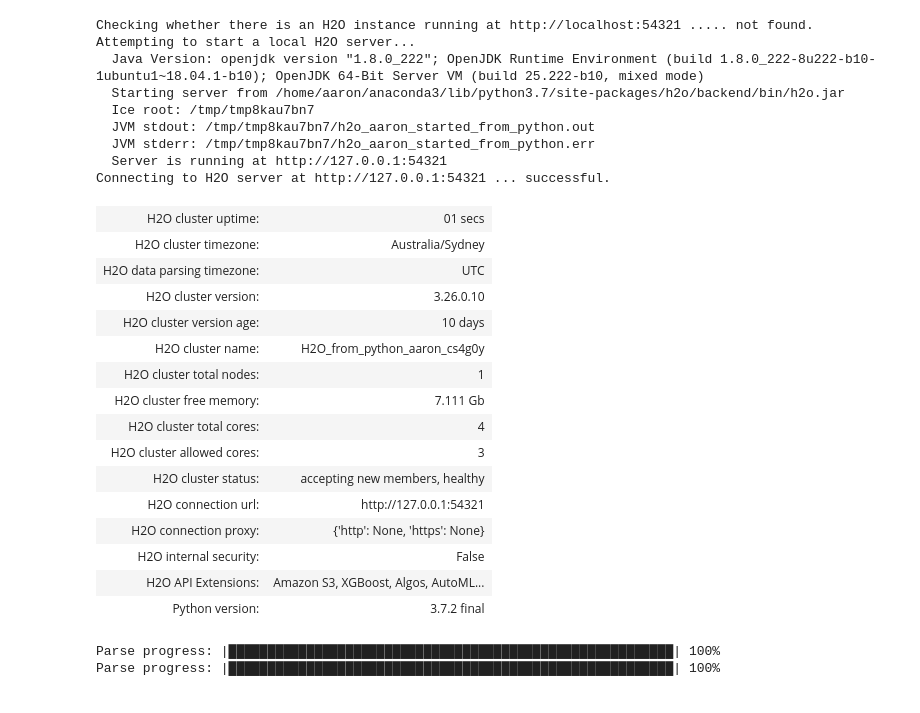
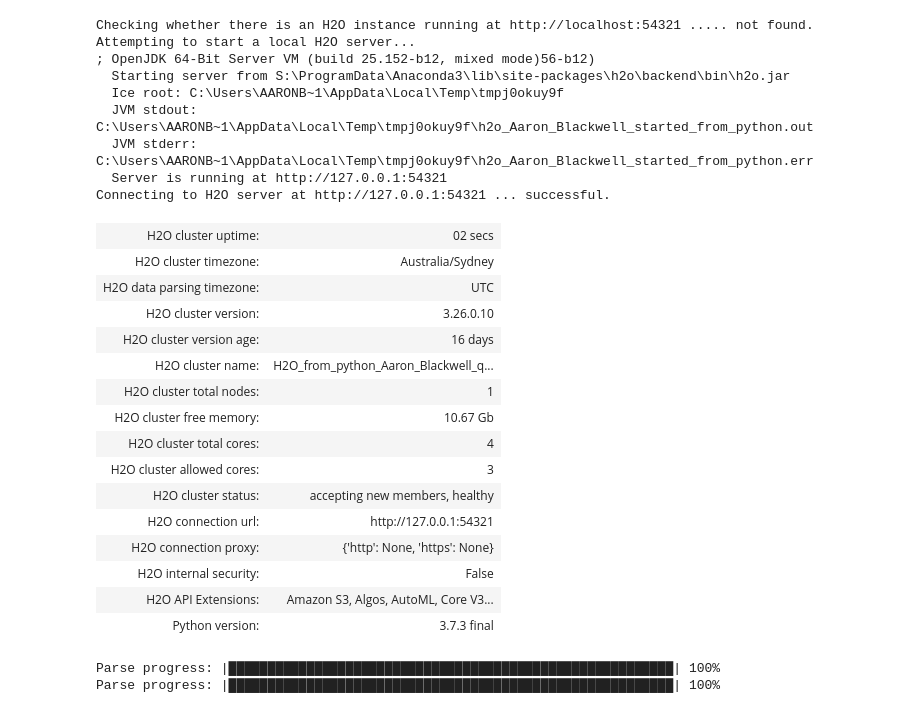
Before and after one commit to AndrewLSyd/COMP9417_major_project-1, a Jupyter notebook: 04_h2o_glm.ipynb, the cells around one changed output. Drawn from its saved outputs; the diff is of its cells as text; code cells hidden in the pictures.

```diff
--- a/04_h2o_glm.ipynb
+++ b/04_h2o_glm.ipynb
@@ -14,33 +15,33 @@ import shap
 # %%
 # start a h2o instance to fit GLM models
 # pick settings so things run fast but don't use all system resources
-h2o.init(nthreads = 3, max_mem_size = "8G")
+h2o.init(nthreads = 3, max_mem_size = "12G")
 # %% [output]
 Checking whether there is an H2O instance running at http://localhost:54321 ..... not found.
 Attempting to start a local H2O server...
-  Java Version: openjdk version "1.8.0_222"; OpenJDK Runtime Environment (build 1.8.0_222-8u222-b10-1ubuntu1~18.04.1-b10); OpenJDK 64-Bit Server VM (build 25.222-b10, mixed mode)
-  Starting server from /home/aaron/anaconda3/lib/python3.7/site-packages/h2o/backend/bin/h2o.jar
-  Ice root: /tmp/tmp8kau7bn7
-  JVM stdout: /tmp/tmp8kau7bn7/h2o_aaron_started_from_python.out
-  JVM stderr: /tmp/tmp8kau7bn7/h2o_aaron_started_from_python.err
+; OpenJDK 64-Bit Server VM (build 25.152-b12, mixed mode)56-b12)
+  Starting server from S:\ProgramData\Anaconda3\lib\site-packages\h2o\backend\bin\h2o.jar
+  Ice root: C:\Users\AARONB~1\AppData\Local\Temp\tmpj0okuy9f
+  JVM stdout: C:\Users\AARONB~1\AppData\Local\Temp\tmpj0okuy9f\h2o_Aaron_Blackwell_started_from_python.out
+  JVM stderr: C:\Users\AARONB~1\AppData\Local\Temp\tmpj0okuy9f\h2o_Aaron_Blackwell_started_from_python.err
   Server is running at http://127.0.0.1:54321
 Connecting to H2O server at http://127.0.0.1:54321 ... successful.
-| H2O cluster uptime: | 01 secs |
+| H2O cluster uptime: | 02 secs |
 | H2O cluster timezone: | Australia/Sydney |
 | H2O data parsing timezone: | UTC |
 | H2O cluster version: | 3.26.0.10 |
-| H2O cluster version age: | 10 days |
-| H2O cluster name: | H2O_from_python_aaron_cs4g0y |
+| H2O cluster version age: | 16 days |
+| H2O cluster name: | H2O_from_python_Aaron_Blackwell_q... |
 | H2O cluster total nodes: | 1 |
-| H2O cluster free memory: | 7.111 Gb |
+| H2O cluster free memory: | 10.67 Gb |
 | H2O cluster total cores: | 4 |
 | H2O cluster allowed cores: | 3 |
 | H2O cluster status: | accepting new members, healthy |
 | H2O connection url: | http://127.0.0.1:54321 |
 | H2O connection proxy: | {'http': None, 'https': None} |
 | H2O internal security: | False |
-| H2O API Extensions: | Amazon S3, XGBoost, Algos, AutoML... |
-| Python version: | 3.7.2 final |
+| H2O API Extensions: | Amazon S3, Algos, AutoML, Core V3... |
+| Python version: | 3.7.3 final |
 # %%
 def import_data(data):
     return pd.read_csv("train_test_data/" + data + ".csv", index_col="uid").drop("Unnamed: 0", axis="columns")
```
Also changed, not shown: parts of 10 cells of this notebook, 3 other files.
